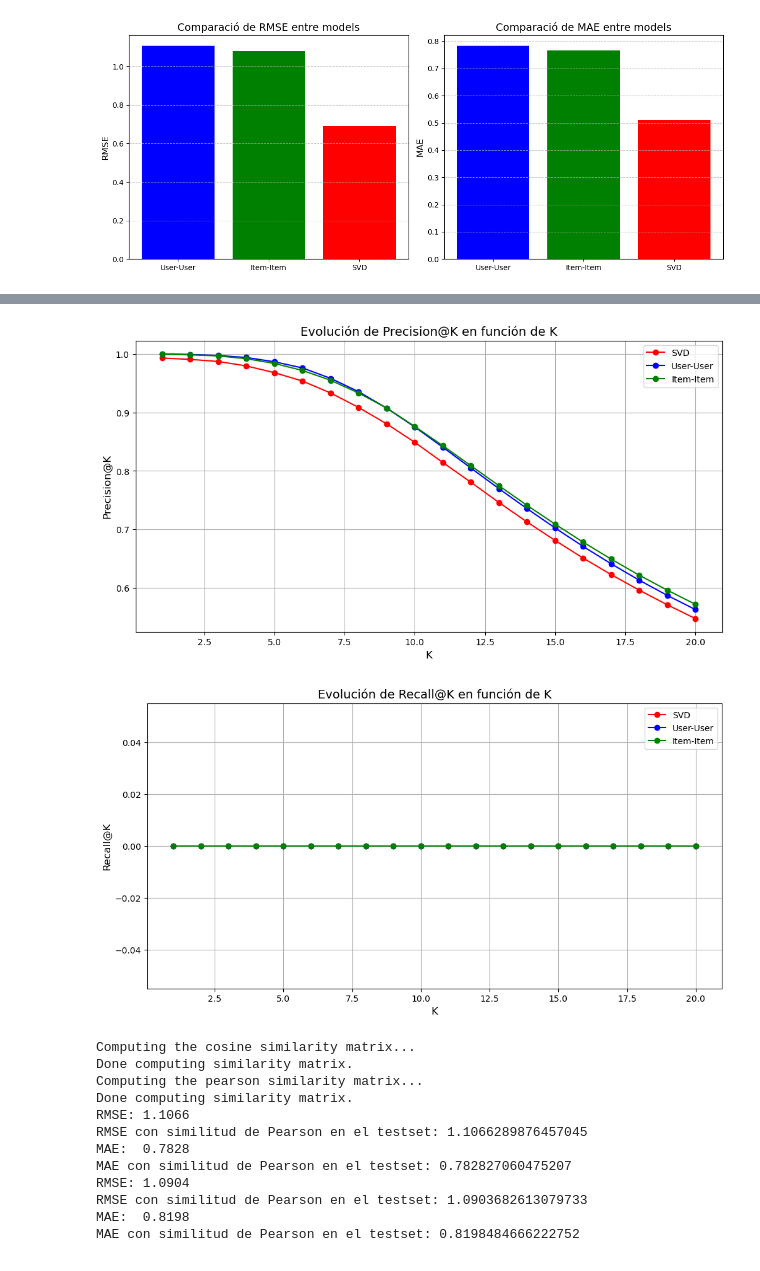
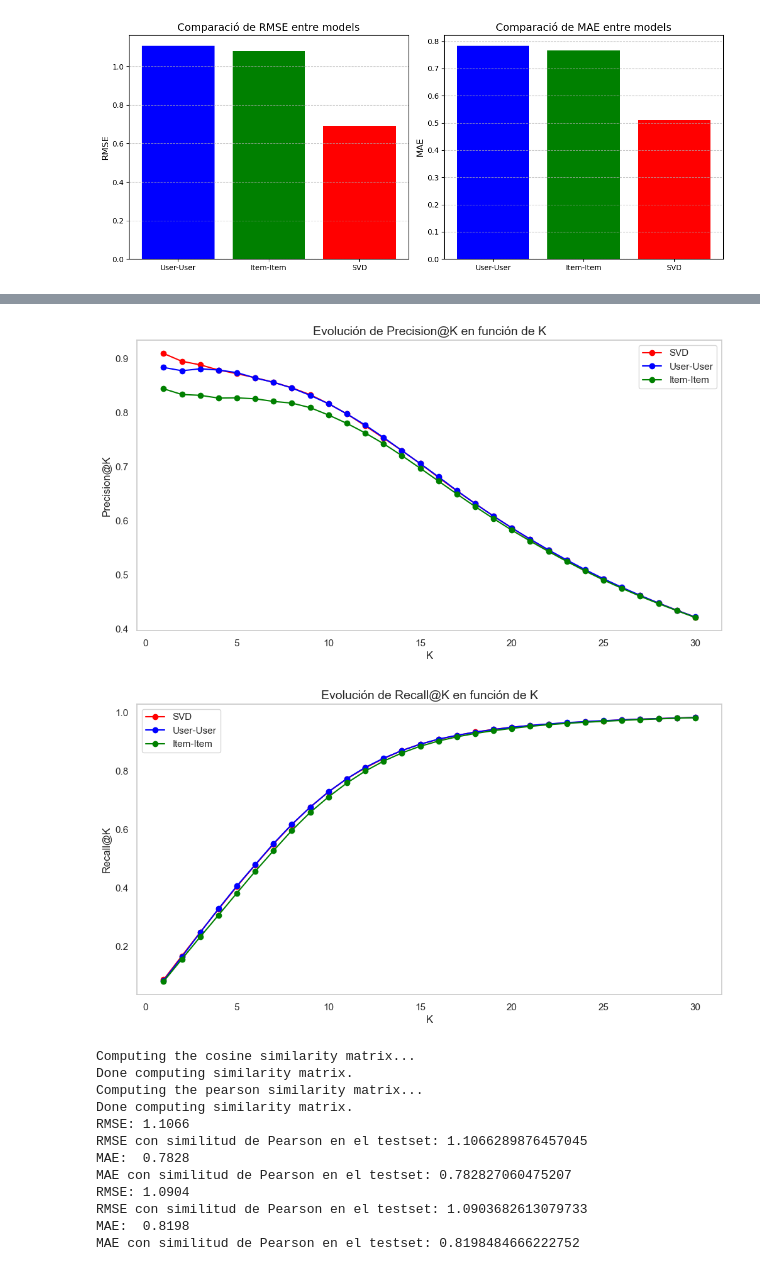
Before and after one commit to DCC-UAB/ACproject-grup-18, a Jupyter notebook: grafiques-2.ipynb, the cells around one changed output, grey strips where cells are left out. Drawn from its saved outputs; the diff is of its cells as text; code cells hidden in the pictures.

```diff
--- a/grafiques-2.ipynb
+++ b/grafiques-2.ipynb
@@ -376,5 +322,0 @@ trainset, testset = train_test_split(data, test_size=0.2)
-# %%
-trainset = data.build_full_trainset()
-svd.fit(trainset)
-pred = svd.test(testset)
-##esto important nos da las evaluaciones tipo lo que sería más el predict
@@ -493,12 +353,12 @@ Done computing similarity matrix.
 # %%
-k_values = list(range(1, 51))  # Valores de K de 1 a 50
+k_values = list(range(1, 25))  # Valores de K de 1 a 50
 rmse_values = []
 mae_values = []
 
 # Probar diferentes valores de K
+sim_options = {'name': 'cosine', 'user_based': False}
 for k in k_values:
     # Configuración del modelo KNN con el valor de K actual
-    sim_options = {'name': 'cosine', 'user_based': False}
     model = KNNBasic(k=k, sim_options=sim_options)
 
     # Ajustar el modelo y hacer predicciones
@@ -864,35 +710,39 @@ MAE:  0.5108
 MAE en el testset: 0.782827060475207
 [figure]
 # %%
-from surprise import SVD, Dataset, Reader
-from surprise.model_selection import train_test_split
-from collections import defaultdict
-
-def precision_recall_at_k(predictions, k=10, threshold=3.5):
+def precision_recall_at_k(predictions, k=10, threshold=4):
     """
     Calcula Precision@K y Recall@K para las predicciones dadas.
     """
-    # Mapear cada usuario a los ítems recomendados y relevantes
+    # Mapear cada usuario a los ítems recomendados
     user_recs = defaultdict(list)
     for uid, iid, true_r, est, _ in predictions:
-        user_recs[uid].append((iid, est))
+        user_recs[uid].append((iid, est, true_r))
 
-    # Ordenar las predicciones por calificación estimada
+    # Ordenar las predicciones por calificación estimada y limitar a las top-k
     for uid, user_ratings in user_recs.items():
         user_recs[uid] = sorted(user_ratings, key=lambda x: x[1], reverse=True)[:k]
 
     precisions = {}
     recalls = {}
     for uid, user_ratings in user_recs.items():
-        # Calcular ítems relevantes y recomendados
-        relevant = [iid for (iid, est) in user_ratings if est >= threshold]
-        relevant_total = sum((true_r >= threshold) for (_, _, true_r, _, _) in predictions if _ == uid)
+        # Calcular ítems recomendados relevantes
+        recommended_and_relevant = [
+            (iid, est) for (iid, est, true_r) in user_ratings if true_r >= threshold
+        ]
+
+        # Total de ítems relevantes en el conjunto de verdad
+        relevant_total = sum(
+            1 for u, _, true_r, _, _ in predictions if u == uid and true_r >= threshold
+        )
 
         # Precision y Recall
-        precisions[uid] = len(relevant) / k if k > 0 else 0
-        recalls[uid] = len(relevant) / relevant_total if relevant_total > 0 else 0
+        precisions[uid] = len(recommended_and_relevant) / k if k > 0 else 0
+        recalls[uid] = len(recommended_and_relevant) / relevant_total if relevant_total > 0 else 0
 
     return precisions, recalls
+
+
 
 # Calcular Precision@K y Recall@K SVD
 precisions_svd, recalls_svd = precision_recall_at_k(pred, k=10, threshold=3.5)
@@ -951,5 +801,5 @@ plt.show()
 # %%
-def precision_recall_by_k(predictions, max_k=20, threshold=3.5):
+def precision_recall_by_k(predictions, max_k=30, threshold=3.5):
     """
     Calcula Precision@K y Recall@K para valores de K desde 1 hasta max_k.
     """
@@ -967,40 +817,40 @@ def precision_recall_by_k(predictions, max_k=20, threshold=3.5):
     return precision_at_k, recall_at_k
 
 # Calcular para SVD
-max_k = 20
+max_k = 30
 precision_k_svd, recall_k_svd = precision_recall_by_k(pred, max_k=max_k)
 precision_k_c_i, recall_k_c_i = precision_recall_by_k(predictions_cosinus_user_item, max_k=max_k)
 precision_k_c_u, recall_k_c_u = precision_recall_by_k(predictions_cosinus_user, max_k=max_k)
 # (Repite este cálculo para User-User e Item-Item si es necesario)
 # Valores de K
 k_values = list(range(1, max_k + 1))
 
 # Graficar Precision@K
 plt.figure(figsize=(12, 6))
 plt.plot(k_values, precision_k_svd, label='SVD', marker='o', color='red')
 plt.plot(k_values, precision_k_c_u, label='User-User', marker='o', color='blue')
 plt.plot(k_values, precision_k_c_i, label='Item-Item', marker='o', color='green')
 plt.title('Evolución de Precision@K en función de K', fontsize=14)
 plt.xlabel('K', fontsize=12)
 plt.ylabel('Precision@K', fontsize=12)
 plt.legend()
 plt.grid()
 plt.show()
 
 # Graficar Recall@K
 plt.figure(figsize=(12, 6))
 plt.plot(k_values, recall_k_svd, label='SVD', marker='o', color='red')
 plt.plot(k_values, recall_k_c_u, label='User-User', marker='o', color='blue')
 plt.plot(k_values, recall_k_c_i, label='Item-Item', marker='o', color='green')
 plt.title('Evolución de Recall@K en función de K', fontsize=14)
 plt.xlabel('K', fontsize=12)
 plt.ylabel('Recall@K', fontsize=12)
 plt.legend()
 plt.grid()
 plt.show()
 # %% [output]
-[figure, old version]
+[figure, new version]
-[figure, old version]
+[figure, new version]
 # %%
 #Model cosinus
 model_cosinus_i = KNNBasic(sim_options=sim_options_cosinus_items)
```
Also changed, not shown: parts of 34 cells of this notebook.
